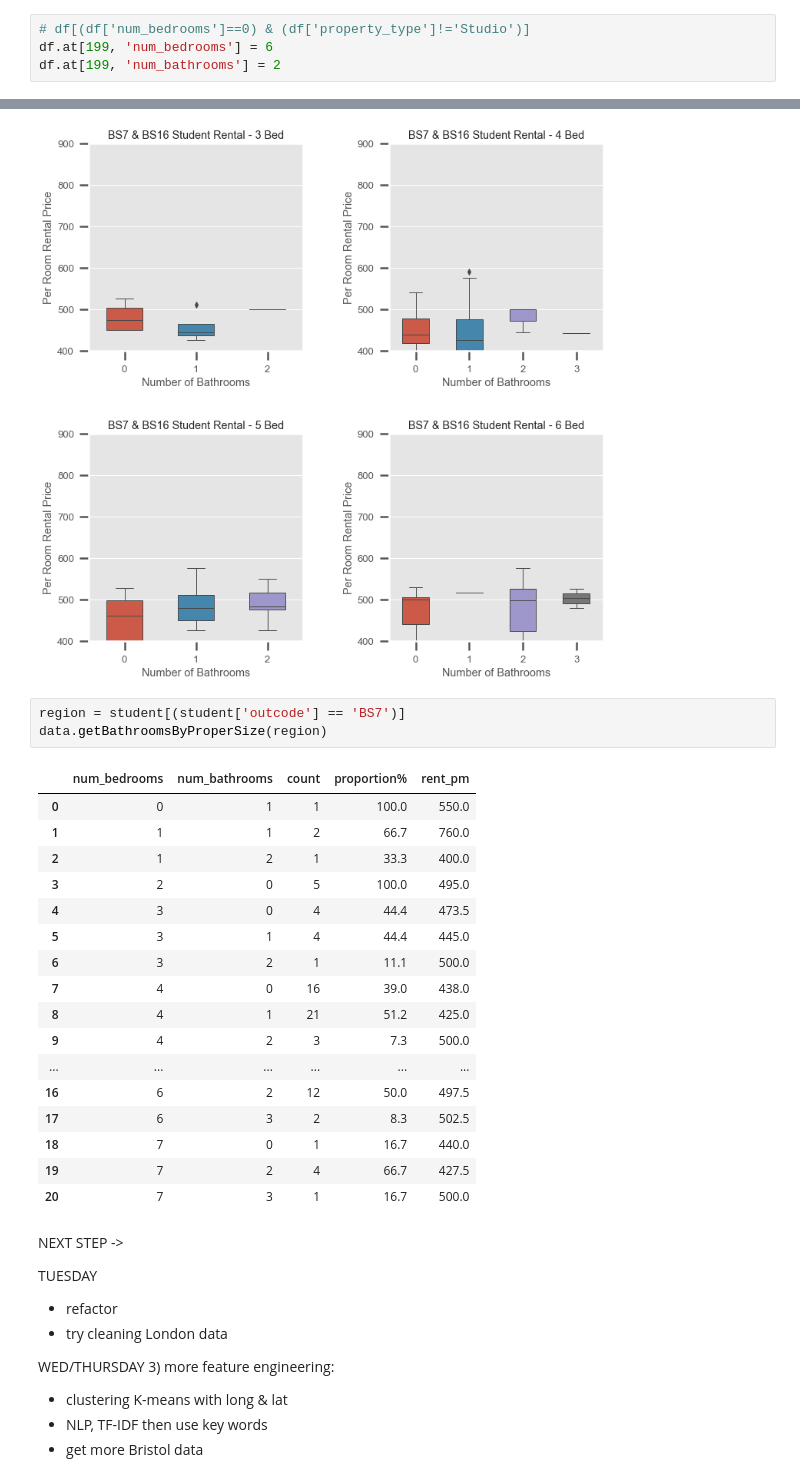
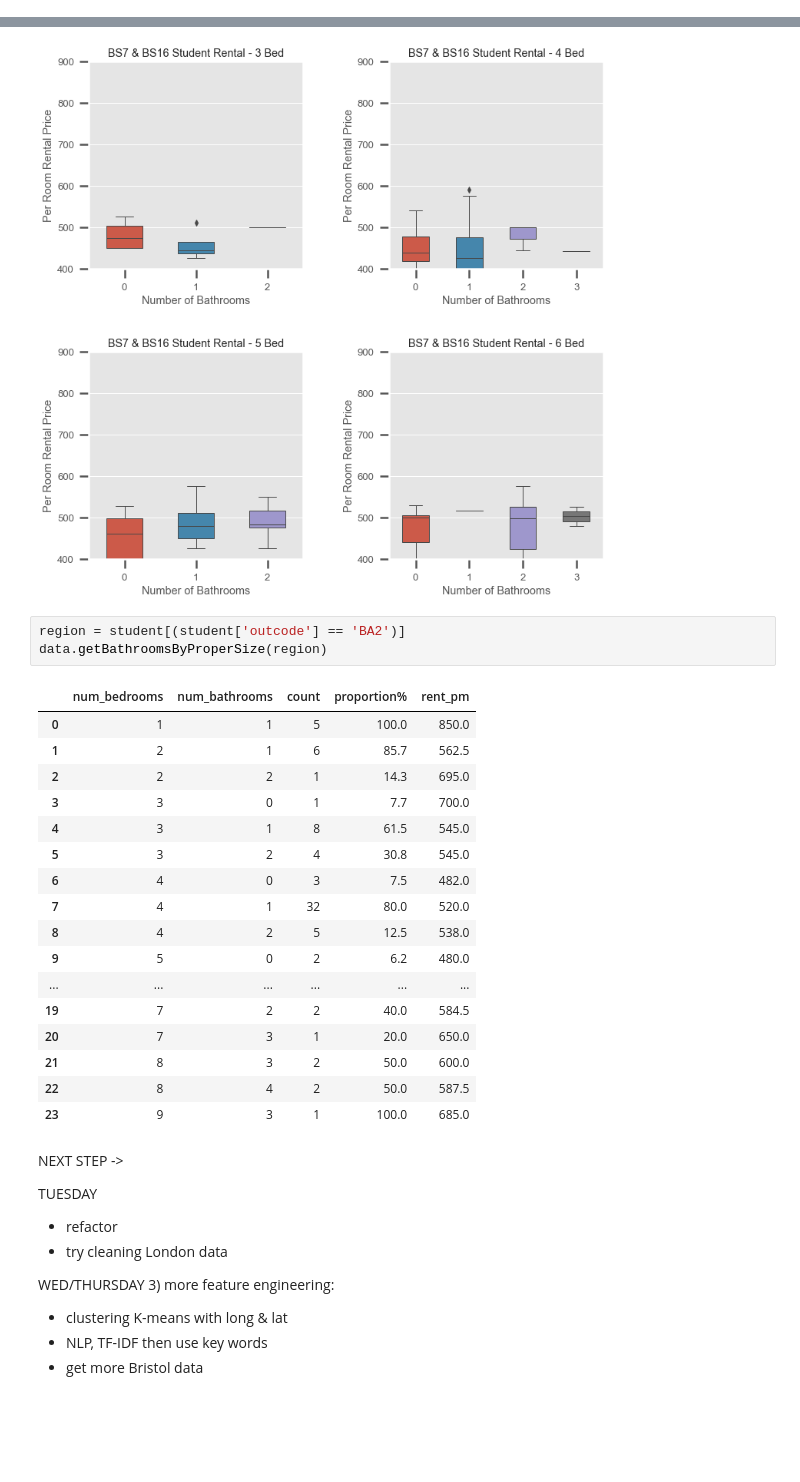
Before and after one commit to tinacliu/final_project, a Jupyter notebook: BB_students.ipynb, the cells around one changed output, grey strips where cells are left out. Cells and saved outputs as stored; diff of their text form; blank space fills up the shorter version.

```diff
--- a/notebook.ipynb
+++ b/BB_students.ipynb
@@ -42,10 +40,6 @@ df.head(3).T
 | rented | 0 | 1 | 0 |
 # %% [markdown]
 <h4>Part 2: EDA</h4>
-# %%
-# df[(df['num_bedrooms']==0) & (df['property_type']!='Studio')]
-df.at[199, 'num_bedrooms'] = 6
-df.at[199, 'num_bathrooms'] = 2
 # %%
 import warnings
 warnings.filterwarnings('ignore')
@@ -104,26 +98,26 @@ gr.rentPriceBedBath(region,title,'room_pm',400,900)
 # %% [output]
 [figure]
 # %%
-region = student[(student['outcode'] == 'BS7')]
+region = student[(student['outcode'] == 'BA2')]
 data.getBathroomsByProperSize(region)
 # %% [output]
 |  | num_bedrooms | num_bathrooms | count | proportion% | rent_pm |
-| 0 | 0 | 1 | 1 | 100.0 | 550.0 |
-| 1 | 1 | 1 | 2 | 66.7 | 760.0 |
-| 2 | 1 | 2 | 1 | 33.3 | 400.0 |
-| 3 | 2 | 0 | 5 | 100.0 | 495.0 |
-| 4 | 3 | 0 | 4 | 44.4 | 473.5 |
-| 5 | 3 | 1 | 4 | 44.4 | 445.0 |
-| 6 | 3 | 2 | 1 | 11.1 | 500.0 |
-| 7 | 4 | 0 | 16 | 39.0 | 438.0 |
-| 8 | 4 | 1 | 21 | 51.2 | 425.0 |
-| 9 | 4 | 2 | 3 | 7.3 | 500.0 |
+| 0 | 1 | 1 | 5 | 100.0 | 850.0 |
+| 1 | 2 | 1 | 6 | 85.7 | 562.5 |
+| 2 | 2 | 2 | 1 | 14.3 | 695.0 |
+| 3 | 3 | 0 | 1 | 7.7 | 700.0 |
+| 4 | 3 | 1 | 8 | 61.5 | 545.0 |
+| 5 | 3 | 2 | 4 | 30.8 | 545.0 |
+| 6 | 4 | 0 | 3 | 7.5 | 482.0 |
+| 7 | 4 | 1 | 32 | 80.0 | 520.0 |
+| 8 | 4 | 2 | 5 | 12.5 | 538.0 |
+| 9 | 5 | 0 | 2 | 6.2 | 480.0 |
 | ... | ... | ... | ... | ... | ... |
-| 16 | 6 | 2 | 12 | 50.0 | 497.5 |
-| 17 | 6 | 3 | 2 | 8.3 | 502.5 |
-| 18 | 7 | 0 | 1 | 16.7 | 440.0 |
-| 19 | 7 | 2 | 4 | 66.7 | 427.5 |
-| 20 | 7 | 3 | 1 | 16.7 | 500.0 |
+| 19 | 7 | 2 | 2 | 40.0 | 584.5 |
+| 20 | 7 | 3 | 1 | 20.0 | 650.0 |
+| 21 | 8 | 3 | 2 | 50.0 | 600.0 |
+| 22 | 8 | 4 | 2 | 50.0 | 587.5 |
+| 23 | 9 | 3 | 1 | 100.0 | 685.0 |
 # %% [markdown]
 
 
```
Also changed, not shown: parts of 1 cell of this notebook, 3 other files.
